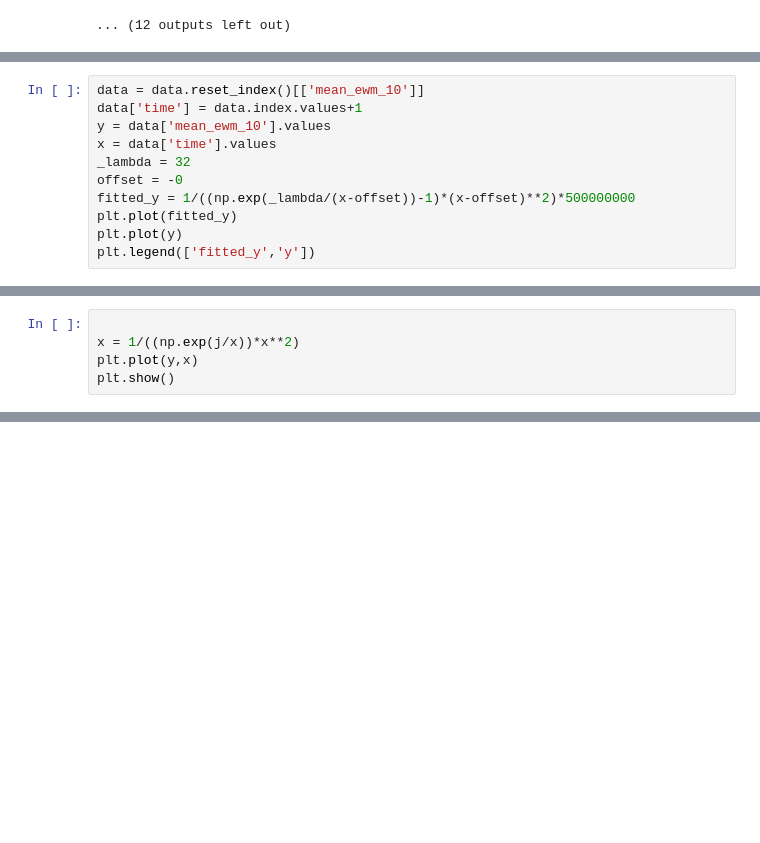
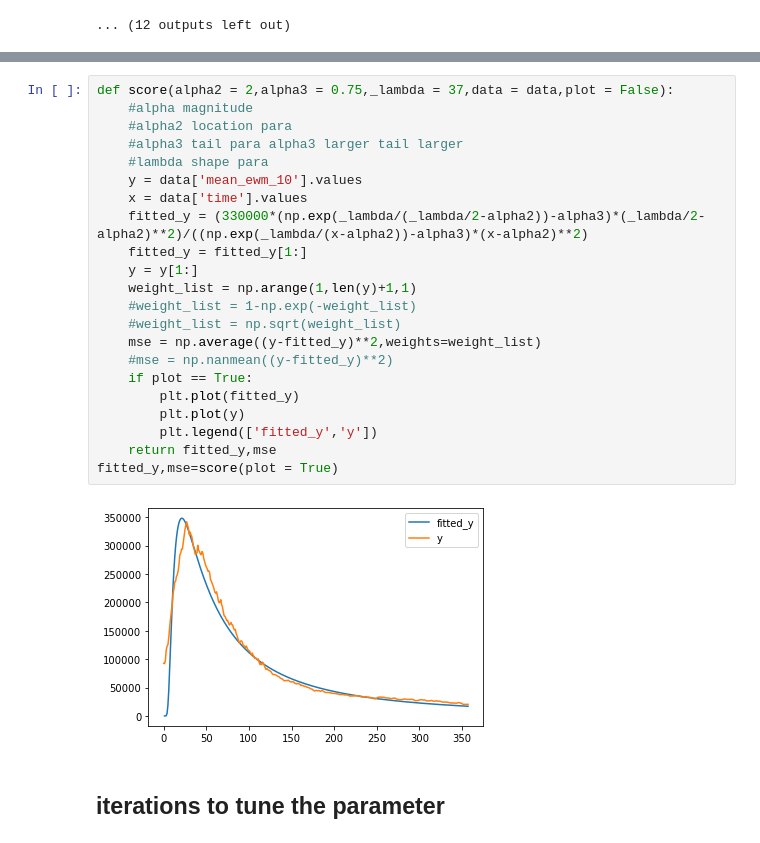
Before and after one commit to foxintohumanbeing/2023MCM_code, a Jupyter notebook: quetion1_1.ipynb, the cells around one changed output, grey strips where cells are left out. Saved outputs shown, nothing was run; the diff lists cells and outputs as text; blank space fills up the shorter version.

```diff
--- a/quetion1_1.ipynb
+++ b/quetion1_1.ipynb
@@ -529,11 +527,0 @@ data_testing = data.iloc[300:,:]
-# %%
-data = data.reset_index()[['mean_ewm_10']]
-data['time'] = data.index.values+1
-y = data['mean_ewm_10'].values
-x = data['time'].values
-_lambda = 32
-offset = -0
-fitted_y = 1/((np.exp(_lambda/(x-offset))-1)*(x-offset)**2)*500000000
-plt.plot(fitted_y)
-plt.plot(y)
-plt.legend(['fitted_y','y'])
@@ -543,5 +527,0 @@ plt.legend(['fitted_y','y'])
-# %%
-
-x = 1/((np.exp(j/x))*x**2)
-plt.plot(y,x)
-plt.show()
@@ -561,0 +528,26 @@ plt.show()
+# %%
+def score(alpha2 = 2,alpha3 = 0.75,_lambda = 37,data = data,plot = False):
+    #alpha magnitude
+    #alpha2 location para
+    #alpha3 tail para alpha3 larger tail larger
+    #lambda shape para
+    y = data['mean_ewm_10'].values
+    x = data['time'].values
+    fitted_y = (330000*(np.exp(_lambda/(_lambda/2-alpha2))-alpha3)*(_lambda/2-alpha2)**2)/((np.exp(_lambda/(x-alpha2))-alpha3)*(x-alpha2)**2)
+    fitted_y = fitted_y[1:]
+    y = y[1:]
+    weight_list = np.arange(1,len(y)+1,1)
+    #weight_list = 1-np.exp(-weight_list)
+    #weight_list = np.sqrt(weight_list)
+    mse = np.average((y-fitted_y)**2,weights=weight_list)
+    #mse = np.nanmean((y-fitted_y)**2)
+    if plot == True:
+        plt.plot(fitted_y)
+        plt.plot(y)
+        plt.legend(['fitted_y','y'])
+    return fitted_y,mse
+fitted_y,mse=score(plot = True)
+# %% [output]
+[figure, added]
+# %% [markdown]
+## iterations to tune the parameter
```
Also changed, not shown: parts of 12 cells of this notebook.
